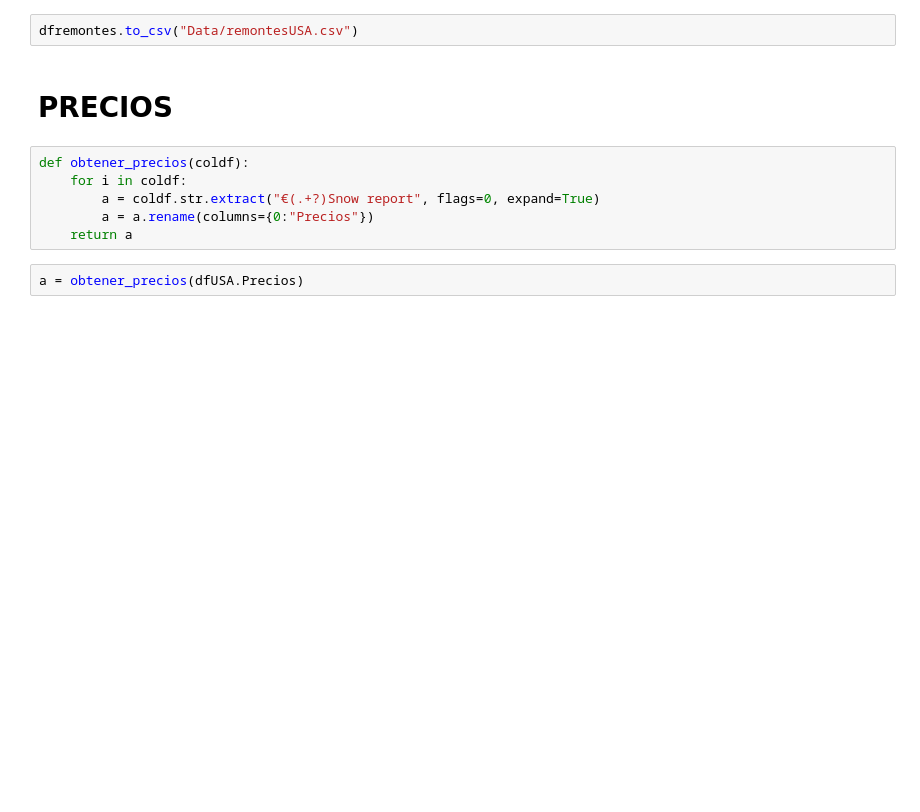
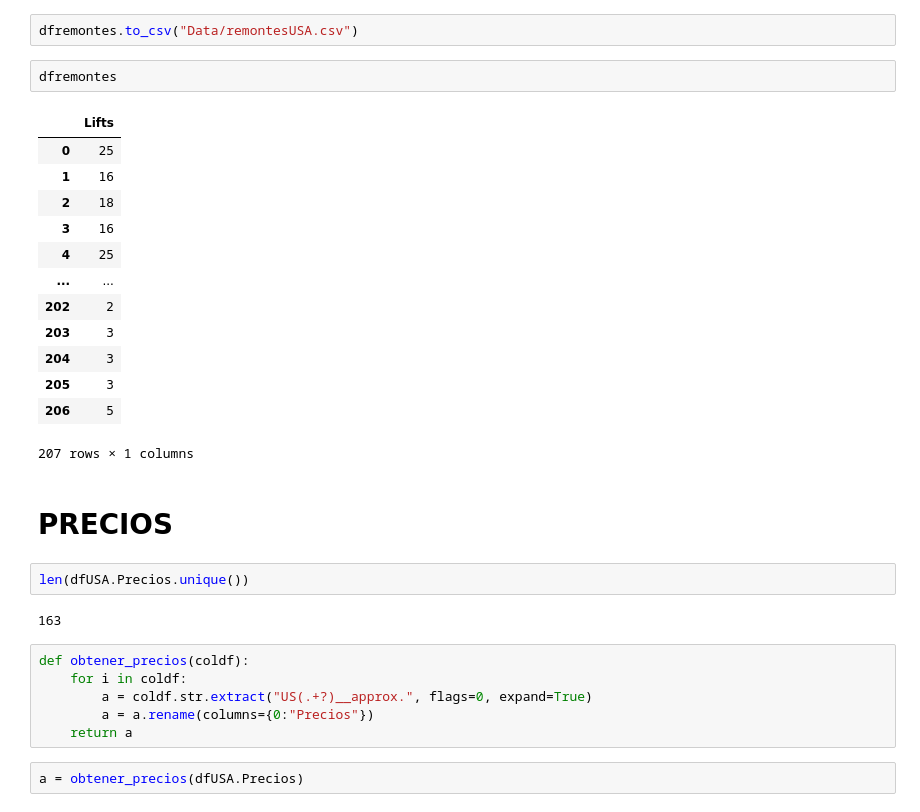
Before and after one commit to jaimecabanyes/GoRiding-, a Jupyter notebook: LIMPIA USA.ipynb, the cells around one changed output. Drawn from its saved outputs; the diff is of its cells as text; blank space fills up the shorter version.

```diff
--- a/LIMPIA USA.ipynb
+++ b/LIMPIA USA.ipynb
@@ -335,12 +335,32 @@ def obtener_num_remontes(columnadf):
 dfremontes = obtener_num_remontes(dfUSA.Remontes)
 # %%
 dfremontes.to_csv("Data/remontesUSA.csv")
+# %%
+dfremontes
+# %% [output]
+|  | Lifts |
+| 0 | 25 |
+| 1 | 16 |
+| 2 | 18 |
+| 3 | 16 |
+| 4 | 25 |
+| ... | ... |
+| 202 | 2 |
+| 203 | 3 |
+| 204 | 3 |
+| 205 | 3 |
+| 206 | 5 |
+207 rows × 1 columns
 # %% [markdown]
 # PRECIOS
+# %%
+len(dfUSA.Precios.unique())
+# %% [output]
+163
 # %%
 def obtener_precios(coldf):
     for i in coldf:
-        a = coldf.str.extract("€(.+?)Snow report", flags=0, expand=True)
+        a = coldf.str.extract("US(.+?)__approx.", flags=0, expand=True)
         a = a.rename(columns={0:"Precios"})
     return a
 # %%
```
Also changed, not shown: parts of 5 cells of this notebook.
